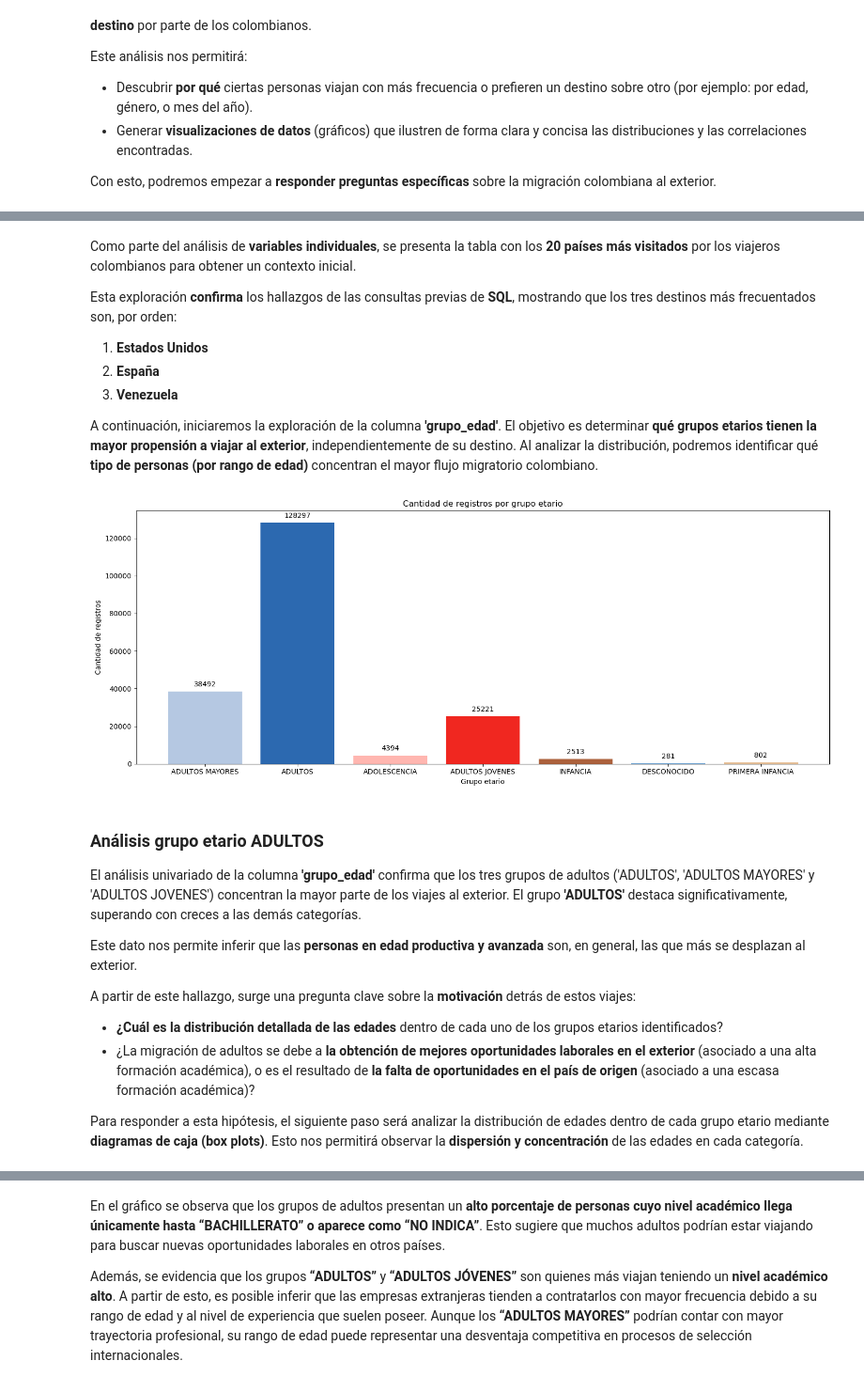
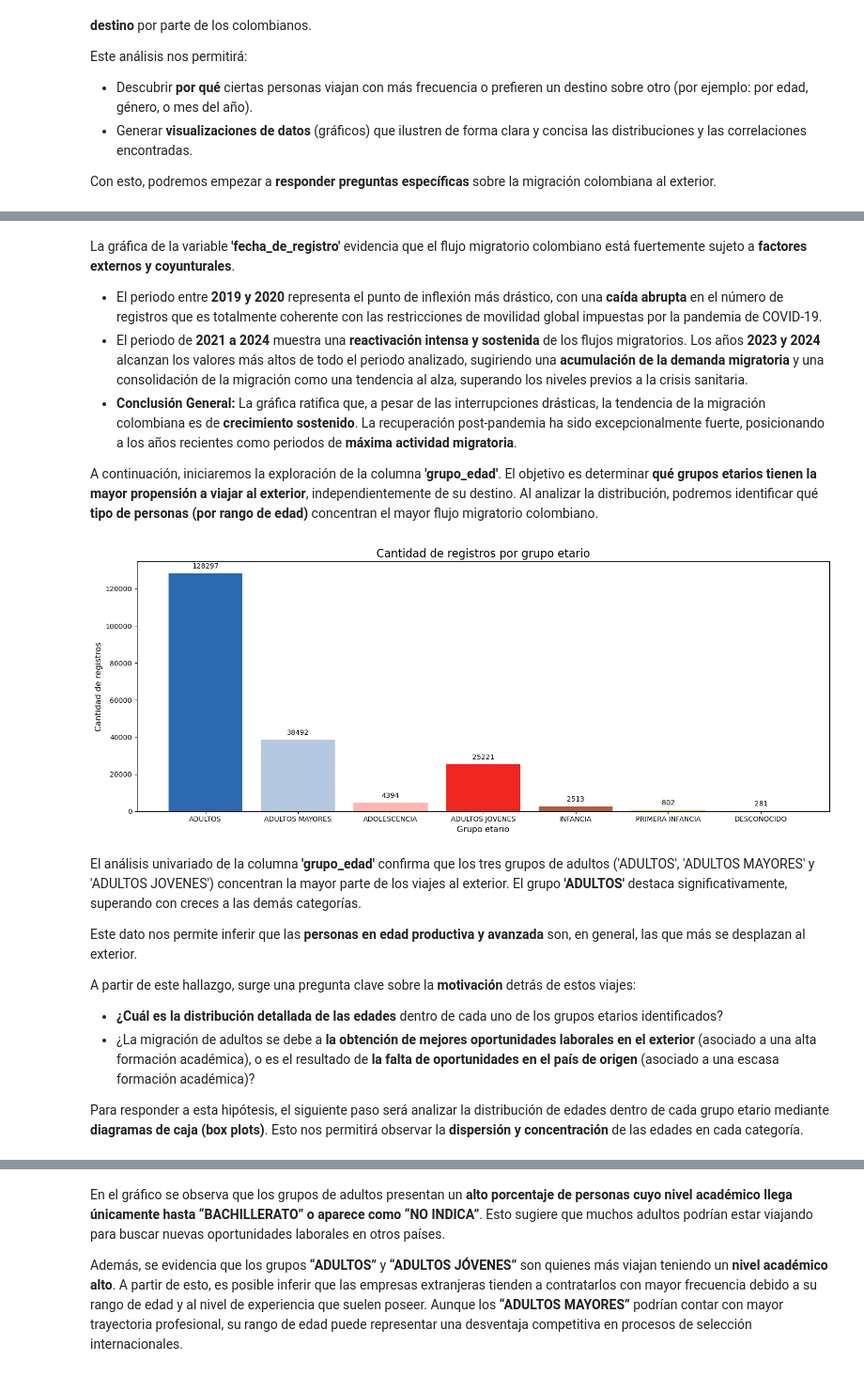
Before and after one commit to AlejandroSegura24/Colombians-migration-data-analysis, a Jupyter notebook: Notebooks/EDA colombians migration.ipynb, the cells around one changed output, grey strips where cells are left out. Shown at 94% size. Saved outputs shown, nothing was run; the diff lists cells and outputs as text; code cells hidden in the pictures.

Commit message:
investigacion en la variable de tiempo y ajustes en el README

```diff
--- a/Notebooks/EDA colombians migration.ipynb
+++ b/Notebooks/EDA colombians migration.ipynb
@@ -359,0 +370,20 @@ plt.show()
+# %%
+df_processing['año'] = df_processing['fecha_de_registro'].dt.year
+
+df_conteo_anual = df_processing['año'].value_counts().reset_index()
+df_conteo_anual.columns = ['Año', 'Conteo']
+df_conteo_anual = df_conteo_anual.sort_values(by='Año')
+
+plt.figure(figsize=(15, 6))
+ax = sns.lineplot( data=df_conteo_anual, x='Año', y='Conteo', marker='o', color='#2C69B0FF', linewidth=2.5)
+
+for index, row in df_conteo_anual.iterrows():
+    ax.text(row['Año'], row['Conteo'], f"{row['Conteo']}", ha='center', va='bottom', fontsize=10)
+
+plt.title('Conteo Total de Registros por Año', fontsize=16)
+plt.xlabel('Año de Registro', fontsize=12)
+plt.ylabel('Cantidad de Registros (Conteo)', fontsize=12)
+plt.grid(axis='y', alpha=0.7)
+plt.xticks(df_conteo_anual['Año'].unique())
+plt.tight_layout()
+plt.show()
@@ -360,32 +392,28 @@ plt.show()
 # %% [markdown]
-Como parte del análisis de **variables individuales**, se presenta la tabla con los **20 países más visitados** por los viajeros colombianos para obtener un contexto inicial.
+La gráfica de la variable **'fecha_de_registro'** evidencia que el flujo migratorio colombiano está fuertemente sujeto a **factores externos y coyunturales**.
 
-Esta exploración **confirma** los hallazgos de las consultas previas de **SQL**, mostrando que los tres destinos más frecuentados son, por orden:
-
-1.  **Estados Unidos**
-2.  **España**
-3.  **Venezuela**
+* El periodo entre **2019 y 2020** representa el punto de inflexión más drástico, con una **caída abrupta** en el número de registros que es totalmente coherente con las restricciones de movilidad global impuestas por la pandemia de COVID-19.
+* El periodo de **2021 a 2024** muestra una **reactivación intensa y sostenida** de los flujos migratorios. Los años **2023 y 2024** alcanzan los valores más altos de todo el periodo analizado, sugiriendo una **acumulación de la demanda migratoria** y una consolidación de la migración como una tendencia al alza, superando los niveles previos a la crisis sanitaria.
+* **Conclusión General:** La gráfica ratifica que, a pesar de las interrupciones drásticas, la tendencia de la migración colombiana es de **crecimiento sostenido**. La recuperación post-pandemia ha sido excepcionalmente fuerte, posicionando a los años recientes como periodos de **máxima actividad migratoria**.
 
 A continuación, iniciaremos la exploración de la columna **'grupo_edad'**. El objetivo es determinar **qué grupos etarios tienen la mayor propensión a viajar al exterior**, independientemente de su destino. Al analizar la distribución, podremos identificar qué **tipo de personas (por rango de edad)** concentran el mayor flujo migratorio colombiano.
 # %%
 conteos_grupo_edad = df_processing['grupo_edad'].value_counts()
 palette = ajustar_palette(df_processing, 'grupo_edad', palette_custom)
 
 plt.figure(figsize=(15, 6))
 g = sns.countplot(data = df_processing, x ='grupo_edad', hue = 'grupo_edad')
 conteo_total = g.bar(conteos_grupo_edad.index, conteos_grupo_edad.values, color=palette)
 g.bar_label(conteo_total, fmt='%d', padding=5, fontsize=10)
 
-plt.title('Cantidad de registros por grupo etario')
-plt.xlabel('Grupo etario')
-plt.ylabel('Cantidad de registros')
+plt.title('Cantidad de registros por grupo etario', fontsize=16)
+plt.xlabel('Grupo etario', fontsize=12)
+plt.ylabel('Cantidad de registros', fontsize=12)
 plt.tight_layout()
 plt.show()
 # %% [output]
-[figure, old version]
+[figure, new version]
 # %% [markdown]
-### Análisis grupo etario ADULTOS
-
 El análisis univariado de la columna **'grupo_edad'** confirma que los tres grupos de adultos ('ADULTOS', 'ADULTOS MAYORES' y 'ADULTOS JOVENES') concentran la mayor parte de los viajes al exterior. El grupo **'ADULTOS'** destaca significativamente, superando con creces a las demás categorías.
 
 Este dato nos permite inferir que las **personas en edad productiva y avanzada** son, en general, las que más se desplazan al exterior.
```
Also changed, not shown: parts of 12 cells of this notebook, 1 other file.
